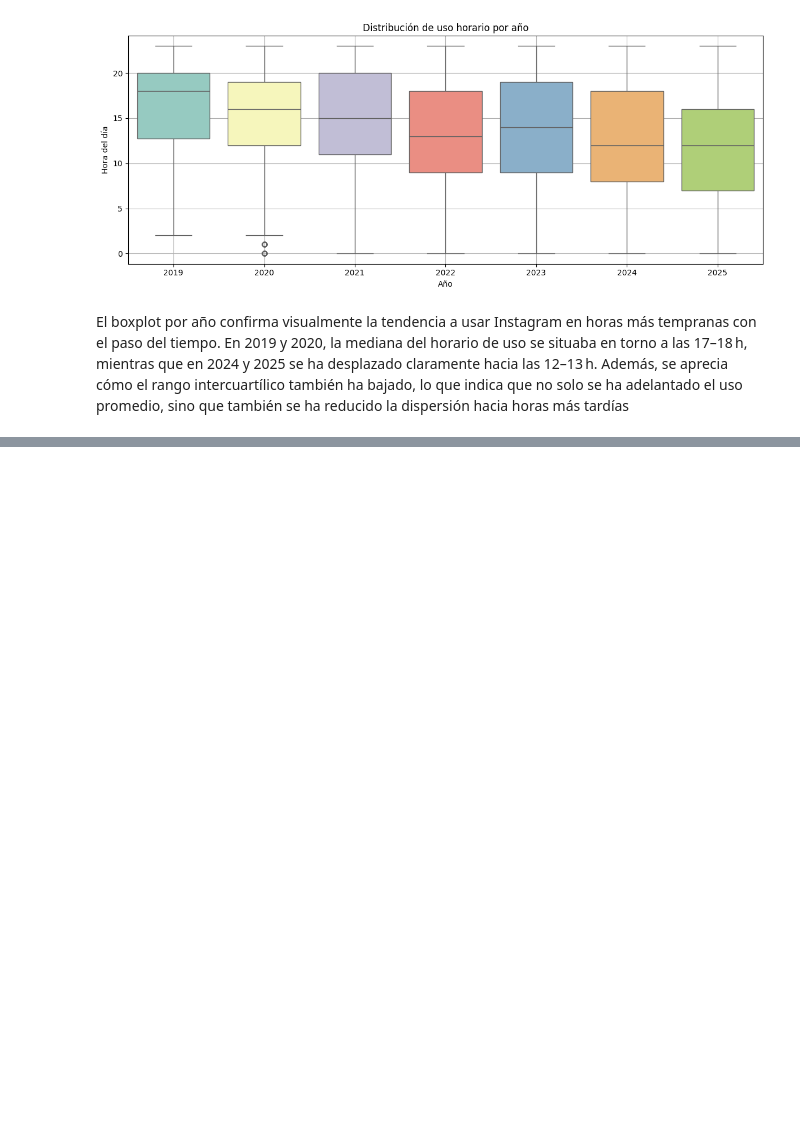
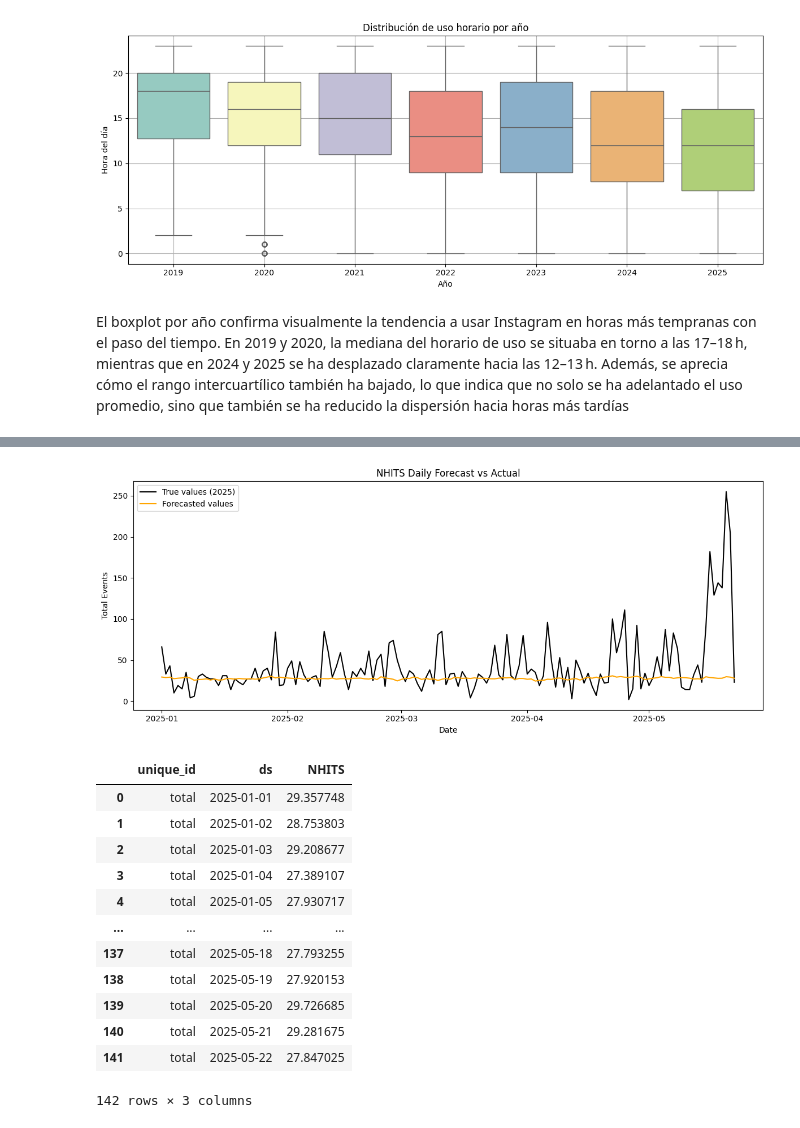
Before and after one commit to AlmuBC/instagram-behavior-analysis, a Jupyter notebook: notebooks/01_exploration.ipynb, the cells around one changed output, grey strips where cells are left out. Drawn from its saved outputs; the diff is of its cells as text; code cells hidden in the pictures; blank space fills up the shorter version.

```diff
--- a/notebooks/01_exploration.ipynb
+++ b/notebooks/01_exploration.ipynb
@@ -256,0 +413,4 @@ El boxplot por año confirma visualmente la tendencia a usar Instagram en horas
+# %%
+from forecasting_model import train_and_forecast_nhits_daily_2025
+
+nf, forecast_df, true_2025_df = train_and_forecast_nhits_daily_2025(ts_df)
@@ -256,0 +458,36 @@ El boxplot por año confirma visualmente la tendencia a usar Instagram en horas
+# %%
+import matplotlib.pyplot as plt
+import numpy as np
+import pandas as pd
+
+# Unir las predicciones y los valores reales por la columna 'ds'
+merged = pd.merge(forecast_df, true_2025_df, on='ds', how='inner')
+
+
+
+# Graficar comparación
+plt.figure(figsize=(12, 5))
+plt.plot(merged['ds'], merged['y'], label='True values (2025)', color='black')
+plt.plot(merged['ds'], merged['NHITS'], label='Forecasted values', color='orange')
+plt.title("NHITS Daily Forecast vs Actual")
+plt.xlabel("Date")
+plt.ylabel("Total Events")
+plt.legend()
+plt.tight_layout()
+plt.show()
+forecast_df
+# %% [output]
+[figure, added]
+|  | unique_id | ds | NHITS |
+| 0 | total | 2025-01-01 | 29.357748 |
+| 1 | total | 2025-01-02 | 28.753803 |
+| 2 | total | 2025-01-03 | 29.208677 |
+| 3 | total | 2025-01-04 | 27.389107 |
+| 4 | total | 2025-01-05 | 27.930717 |
+| ... | ... | ... | ... |
+| 137 | total | 2025-05-18 | 27.793255 |
+| 138 | total | 2025-05-19 | 27.920153 |
+| 139 | total | 2025-05-20 | 29.726685 |
+| 140 | total | 2025-05-21 | 29.281675 |
+| 141 | total | 2025-05-22 | 27.847025 |
+142 rows × 3 columns
```
Also changed, not shown: parts of 11 cells of this notebook, 3 other files.
